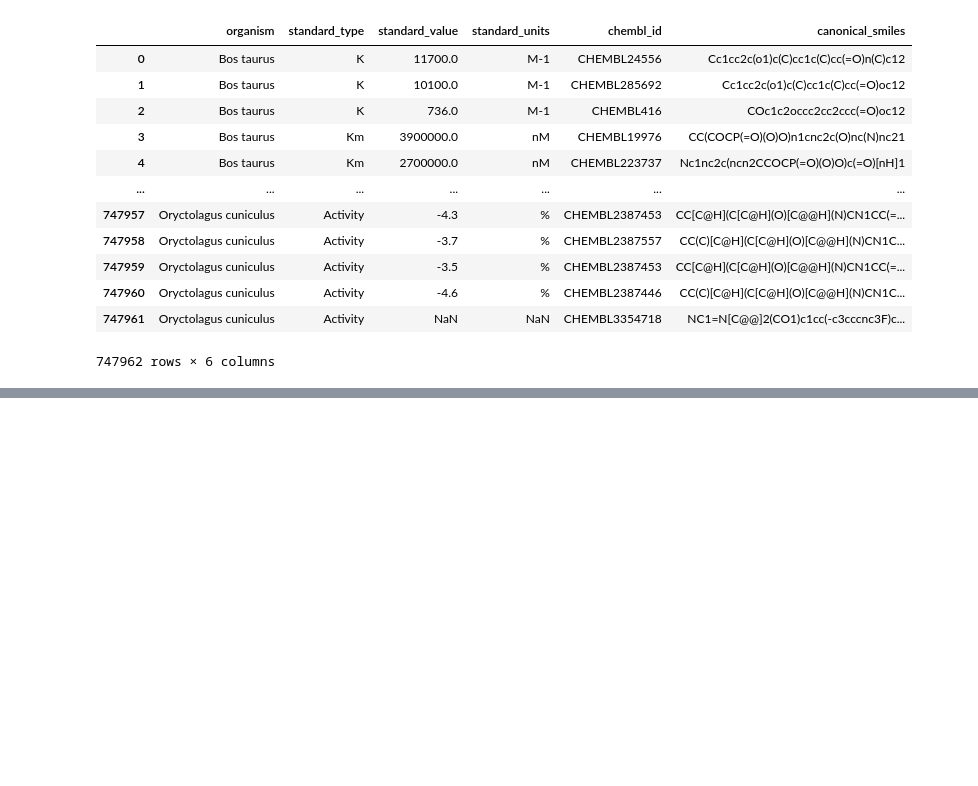
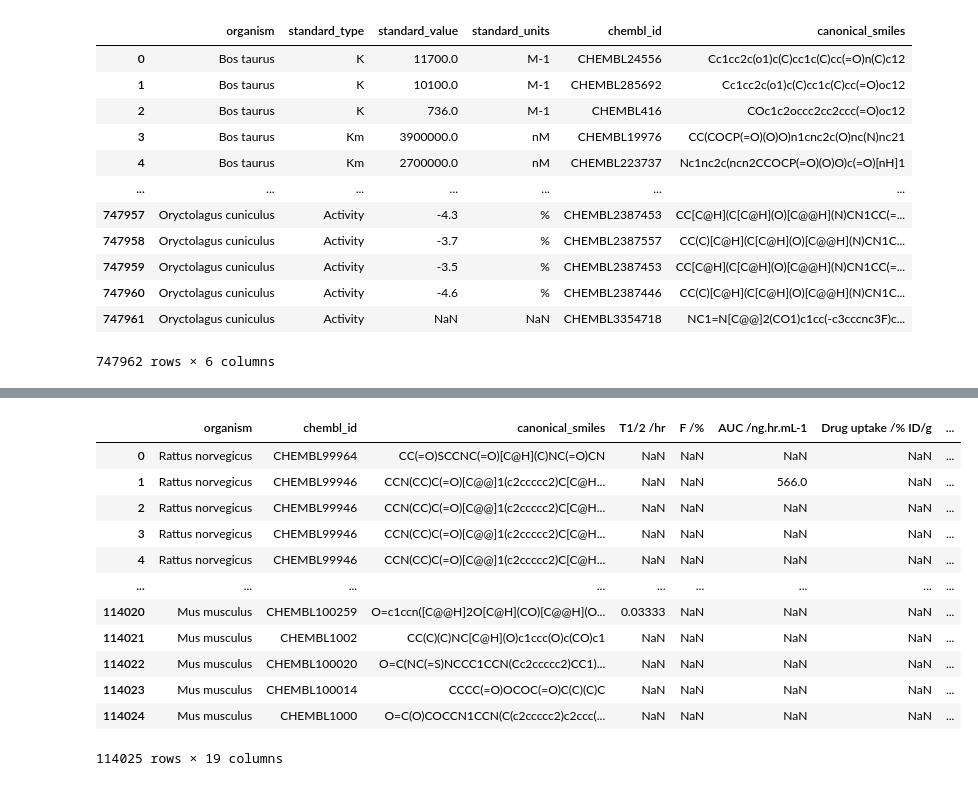
Before and after one commit to Cargill-Capstone2021/ADME-modeling-for-Cargill, a Jupyter notebook: working/data_preparation.ipynb, the cells around one changed output, grey strips where cells are left out. Drawn from its saved outputs; the diff is of its cells as text; code cells hidden in the pictures; blank space fills up the shorter version.

```diff
--- a/working/data_preparation.ipynb
+++ b/working/data_preparation.ipynb
@@ -202,4 +233,21 @@ df_cattleplusrat
 # %%
-header_list = ['Activity /nan', 'T1/2 /hr', 'F /%', 'AUC /ng.hr.mL-1', 'Drug uptake /% ID/g', 'IC50 /nM',
+header_list = ['T1/2 /hr', 'F /%', 'AUC /ng.hr.mL-1', 'Drug uptake /% ID/g', 'IC50 /nM',
                'Cmax /ug.mL-1', 'Vdss /L.kg-1', 'CL /mL.min-1.kg-1', 'LD50 /mg.kg-1', 'PPB /%', 'Drug metabolism /nan',
-               'Distribution /%', 'ED50 /mg.kg-1', 'Permeability /nan', 'Ratio /nan']
+               'Distribution /%', 'ED50 /mg.kg-1', 'Permeability /nan', 'Ratio /nan', 'Papp /ucm/s']
+# %%
+useless_headers = ['Tissue Severity Score', 'WEIGHT', 'BUN', 'ALT', 'ALP', 'CHOL', 'GLUC', 'CREAT', 'PHOS', 'ALB',
+                   'AST', 'RBC', 'HCT', 'MCV', 'PROT', 'WBC', 'HGB', 'MCH', 'MCHC', 'SODIUM', 'POTASSIUM', 'PLAT',
+                   'NEUTLE', 'EOSLE', 'BASOLE', 'MONOLE', 'LYMLE', 'BILI', 'Stabilty', 'Stability', 'Cl', 'RETIRBC',
+                   'TRIG', 'PHOSLPD', 'CALCIUM', 'ALBGLOB', 'GGT', 'TERMBW', 'BILDIR', 'PT', 'APTT', 'FIBRINO',
+                   'CHLORIDE', 'CK', 'LIPASE', 'URATE', 'Fu', 'CO2', 'BASO', 'EOS' 'LYM', 'MONO', 'NEUTSG', 'RBCNUC',
+                   'TD50', 'ID/g', 'Vd', 'CLH', 'CC50', 'TIME', 'MTD', 'UI', 'Dose/organ', 'Concentration', 'Survival',
+                   'Radiolabel recovery', 'GI50', 'Dose/g', 'Radioactivity', 'Activity', 'Cp', 'LDH', 'Tmax', 'EOS',
+                   'LYM', 'Biodistribution', 'Injected dose/g', 'Cp(f)', 'Ratio TD50/ED50', 'ERH',
+                   'Distribution of radioactivity', 'Plasma level']
+# %%
+for header in useless_headers:
+    index_names = df_cattleplusrat[df_cattleplusrat['standard_type'] == header].index
+    df_cattleplusrat.drop(index_names, inplace = True)
+
+df_cattleplusrat = df_cattleplusrat.reset_index(drop=True)
+df_cattleplusrat
@@ -206,6 +268,8 @@ header_list = ['Activity /nan', 'T1/2 /hr', 'F /%', 'AUC /ng.hr.mL-1', 'Drug upt
 # %%
 for i in header_list:
-        df_cattle[i] = np.nan
+    df_cattleplusrat[i] = np.nan
+
+rows_to_drop = []
 
 for index, row in df_cattleplusrat.iterrows():
     act_type = str(row['standard_type']) + ' /' + str(row['standard_units'])
@@ -213,7 +277,26 @@ for index, row in df_cattleplusrat.iterrows():
         header = act_type
         df_cattleplusrat.loc[index, header] = row['standard_value']
     else:
-        df_cattleplusrat = df_cattleplusrat.drop([index])
+        rows_to_drop.append(index)
+
+df_cattleplusrat.drop(rows_to_drop, inplace = True)
 
 df_cattleplusrat = df_cattleplusrat.sort_values(by=['chembl_id'], ascending=False).reset_index(drop=True)
+# %%
+df_cattleplusrat = df_cattleplusrat.drop(columns=['standard_type', 'standard_value', 'standard_units'])
+df_cattleplusrat
+# %% [output]
+|  | organism | chembl_id | canonical_smiles | T1/2 /hr | F /% | AUC /ng.hr.mL-1 | Drug uptake /% ID/g | ... |
+| 0 | Rattus norvegicus | CHEMBL99964 | CC(=O)SCCNC(=O)[C@H](C)NC(=O)CN | NaN | NaN | NaN | NaN | ... |
+| 1 | Rattus norvegicus | CHEMBL99946 | CCN(CC)C(=O)[C@@]1(c2ccccc2)C[C@H... | NaN | NaN | 566.0 | NaN | ... |
+| 2 | Rattus norvegicus | CHEMBL99946 | CCN(CC)C(=O)[C@@]1(c2ccccc2)C[C@H... | NaN | NaN | NaN | NaN | ... |
+| 3 | Rattus norvegicus | CHEMBL99946 | CCN(CC)C(=O)[C@@]1(c2ccccc2)C[C@H... | NaN | NaN | NaN | NaN | ... |
+| 4 | Rattus norvegicus | CHEMBL99946 | CCN(CC)C(=O)[C@@]1(c2ccccc2)C[C@H... | NaN | NaN | NaN | NaN | ... |
+| ... | ... | ... | ... | ... | ... | ... | ... | ... |
+| 114020 | Mus musculus | CHEMBL100259 | O=c1ccn([C@@H]2O[C@H](CO)[C@@H](O... | 0.03333 | NaN | NaN | NaN | ... |
+| 114021 | Mus musculus | CHEMBL1002 | CC(C)(C)NC[C@H](O)c1ccc(O)c(CO)c1 | NaN | NaN | NaN | NaN | ... |
+| 114022 | Mus musculus | CHEMBL100020 | O=C(NC(=S)NCCC1CCN(Cc2ccccc2)CC1)... | NaN | NaN | NaN | NaN | ... |
+| 114023 | Mus musculus | CHEMBL100014 | CCCC(=O)OCOC(=O)C(C)(C)C | NaN | NaN | NaN | NaN | ... |
+| 114024 | Mus musculus | CHEMBL1000 | O=C(O)COCCN1CCN(C(c2ccccc2)c2ccc(... | NaN | NaN | NaN | NaN | ... |
+114025 rows × 19 columns
 # %%
```
Also changed, not shown: parts of 7 cells of this notebook.
